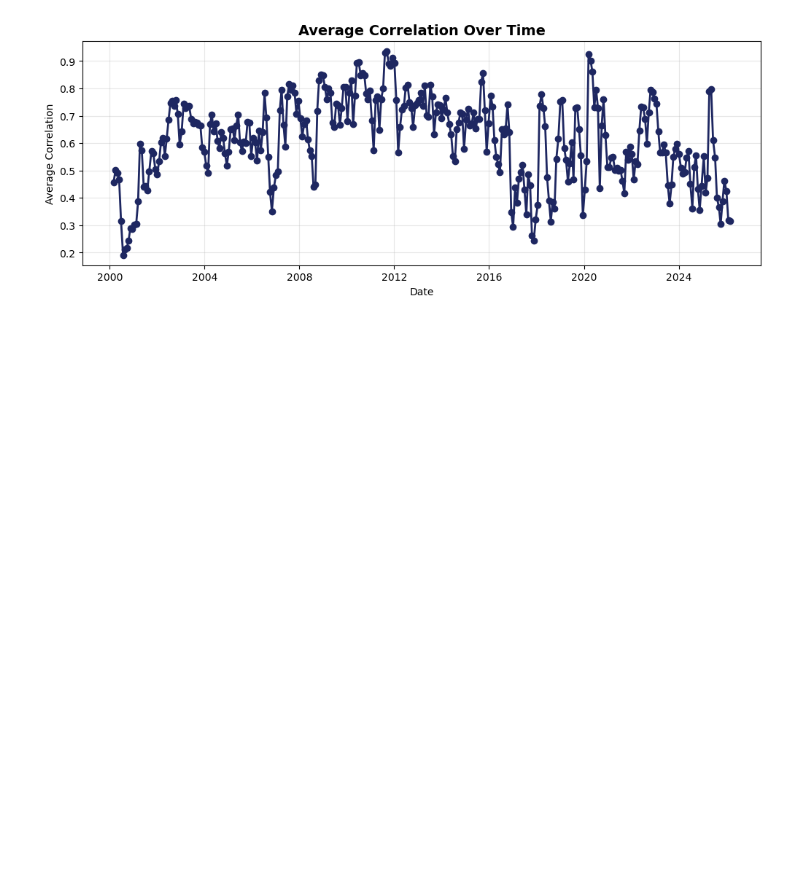
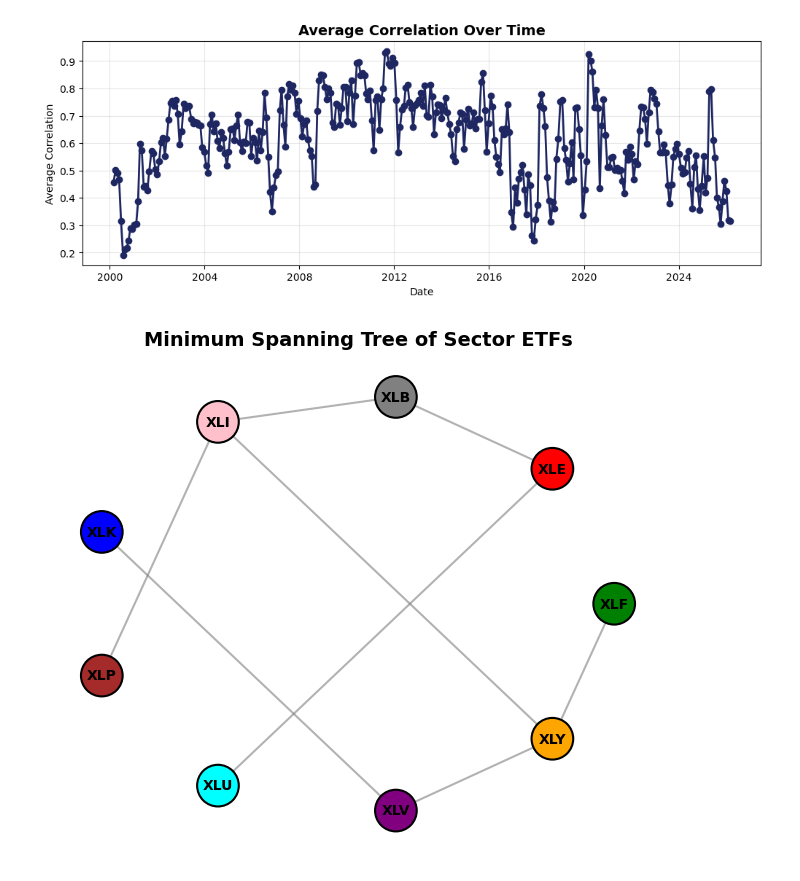
Before and after one commit to ucabeaz/Data-Science---Network, a Jupyter notebook: notebooks/data_analysis_2000.ipynb, the cells around one changed output. Cells and saved outputs as stored; diff of their text form; code cells hidden in the pictures; blank space fills up the shorter version.

```diff
--- a/notebooks/data_analysis_2000.ipynb
+++ b/notebooks/data_analysis_2000.ipynb
@@ -261,4 +281,28 @@ mst_threshold_graphs = []
 for C, D in zip(correlation_matrices, distance_matrices):
     G = mst_threshold_graph(C, D, stock_names=stock_names, corr_threshold=0.75)
     mst_threshold_graphs.append(G)
+# %%
+sector_colors = {
+    "XLK": "blue",     # Tech
+    "XLF": "green",    # Financials
+    "XLE": "red",      # Energy
+    "XLV": "purple",   # Healthcare
+    "XLY": "orange",   # Consumer Discretionary
+    "XLP": "brown",    # Consumer Staples
+    "XLI": "pink",     # Industrials
+    "XLB": "gray",     # Materials
+    "XLU": "cyan",     # Utilities
+}
+
+# Plot the first MST graph for flowchart
+pos = nx.circular_layout(mst_graphs[0])
+plt.figure(figsize=(8, 6.5))
+nx.draw_networkx_edges(mst_graphs[0], pos, edge_color="gray", alpha=0.6, width=1.5)
+nx.draw_networkx_nodes(mst_graphs[0], pos, node_color=[sector_colors[node] for node in mst_graphs[0].nodes()], node_size=900, edgecolors="black", linewidths=1.5)
+nx.draw_networkx_labels(mst_graphs[0], pos, font_size=10, font_weight="bold")
+plt.title("Minimum Spanning Tree of Sector ETFs", fontsize=14, fontweight="bold")
+plt.axis("off")
+plt.show()
+# %% [output]
+[figure, added]
 # %%
```
Also changed, not shown: parts of 4 cells of this notebook, 1 other file.
